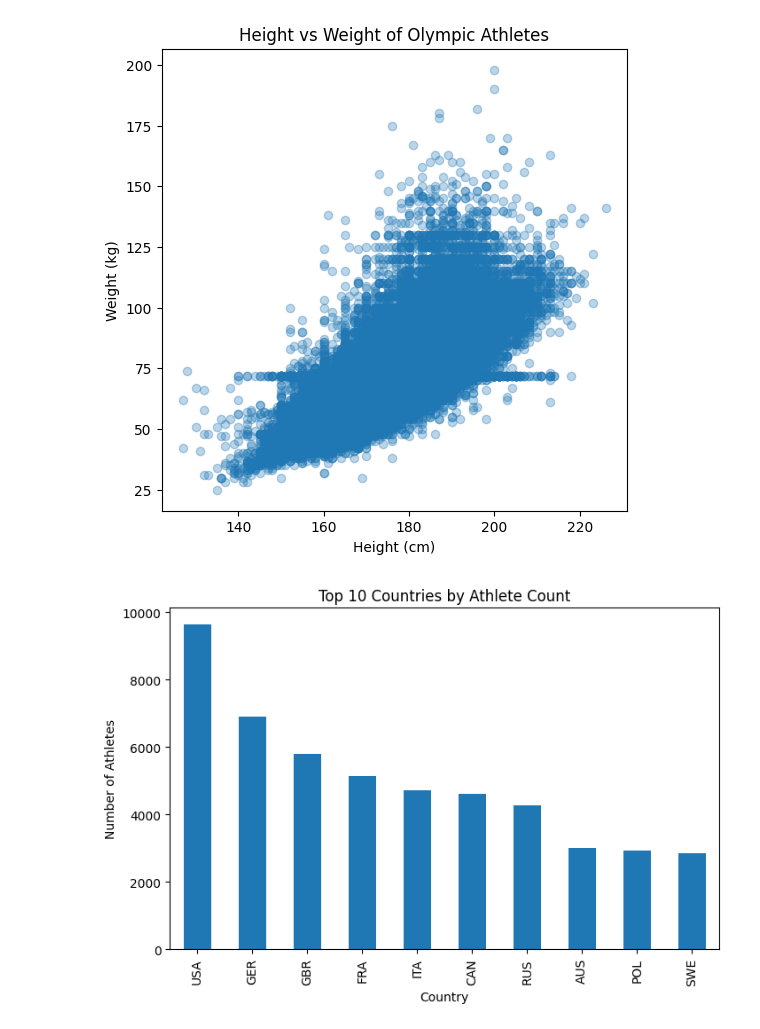
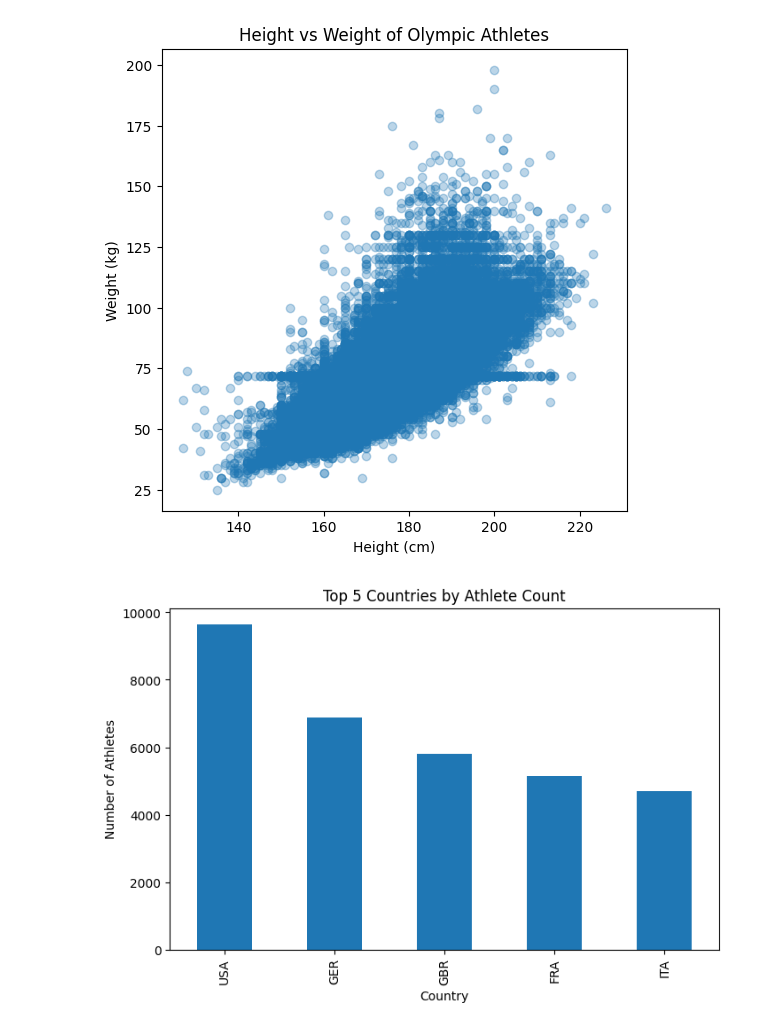
Before and after one commit to cosmyyyyyyyy12/olympic-athletes-data-cleaning-pandas, a Jupyter notebook: olympic_athletes_data_cleaning_pandas.ipynb, the cells around one changed output. Saved outputs shown, nothing was run; the diff lists cells and outputs as text; code cells hidden in the pictures.

```diff
--- a/olympic_athletes_data_cleaning_pandas.ipynb
+++ b/olympic_athletes_data_cleaning_pandas.ipynb
@@ -52,3 +53,7 @@ num = bios['born_country'].value_counts()
 ages = bios.sort_values('age' , ascending=True).head(10)[['name','born_country','age']]
 # %%
 athletes_per_country = bios['born_country'].value_counts()
+# %%
+top_countries = bios['born_country'].value_counts().head(5)
+top_country_names = top_countries.index
+filtered_bios = bios[bios['born_country'].isin(top_country_names)]
@@ -77,13 +86,11 @@ plt.show()
 # %% [output]
 [figure]
 # %%
-top_countries = bios['born_country'].value_counts().head(10)
-
 plt.figure(figsize=(8,5))
 top_countries.plot(kind='bar')
-plt.title("Top 10 Countries by Athlete Count")
+plt.title("Top 5 Countries by Athlete Count")
 plt.xlabel("Country")
 plt.ylabel("Number of Athletes")
 plt.show()
 # %% [output]
-[figure, old version]
+[figure, new version]
```
Also changed, not shown: parts of 5 cells of this notebook.
